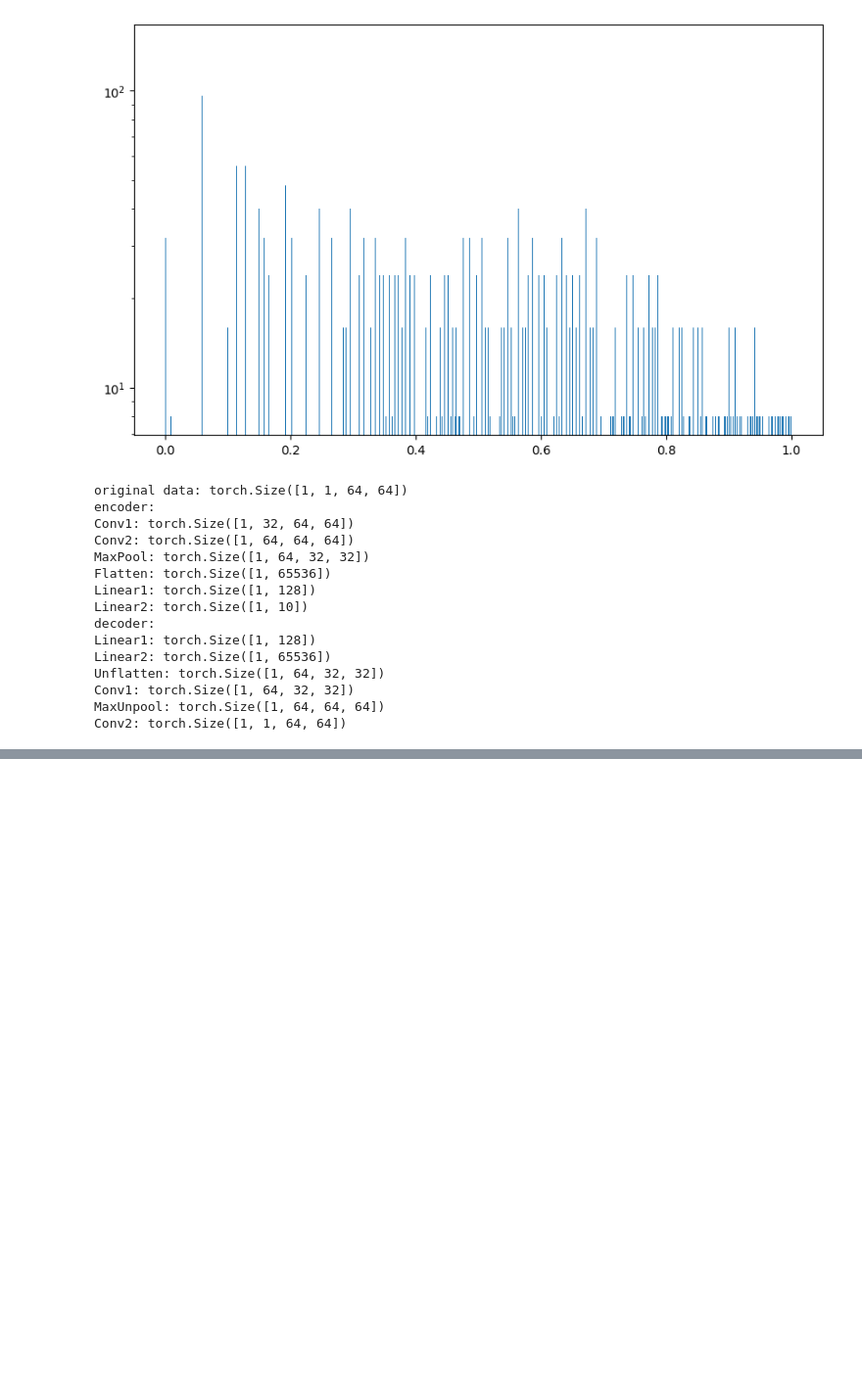
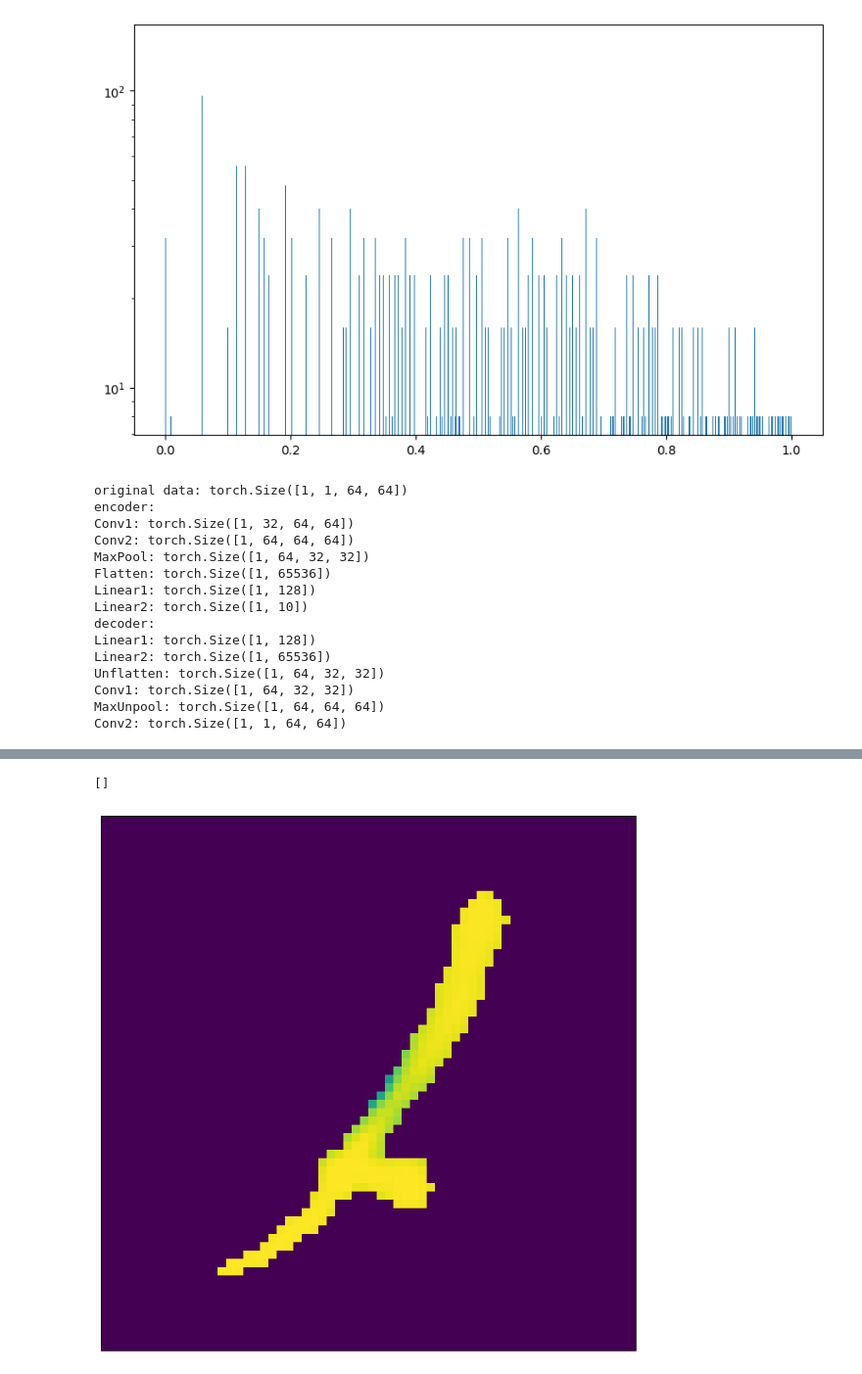
Before and after one commit to AsbjornPreuss/AppMLFinalProject, a Jupyter notebook: autoencoder_64x64_meta_smallconv.ipynb, the cells around one changed output, grey strips where cells are left out. Shown: that part at 98% size. Saved outputs shown, nothing was run; the diff lists cells and outputs as text; code cells hidden in the pictures; blank space fills up the shorter version.

```diff
--- a/autoencoder_64x64_meta_smallconv.ipynb
+++ b/autoencoder_64x64_meta_smallconv.ipynb
@@ -577,2 +589,11 @@ plot_initial_convolutions(encoder)
 # %%
 # Function to plot the latent space
+# %%
+img = test_dataset[0][4][:-4].reshape(64,64)
+fig, ax = plt.subplots(figsize=(10, 10))
+ax.imshow(img, cmap='viridis')
+ax.set_xticks([])
+ax.set_yticks([])
+# %% [output]
+[]
+[figure, added]
```
Also changed, not shown: parts of 7 cells of this notebook.
